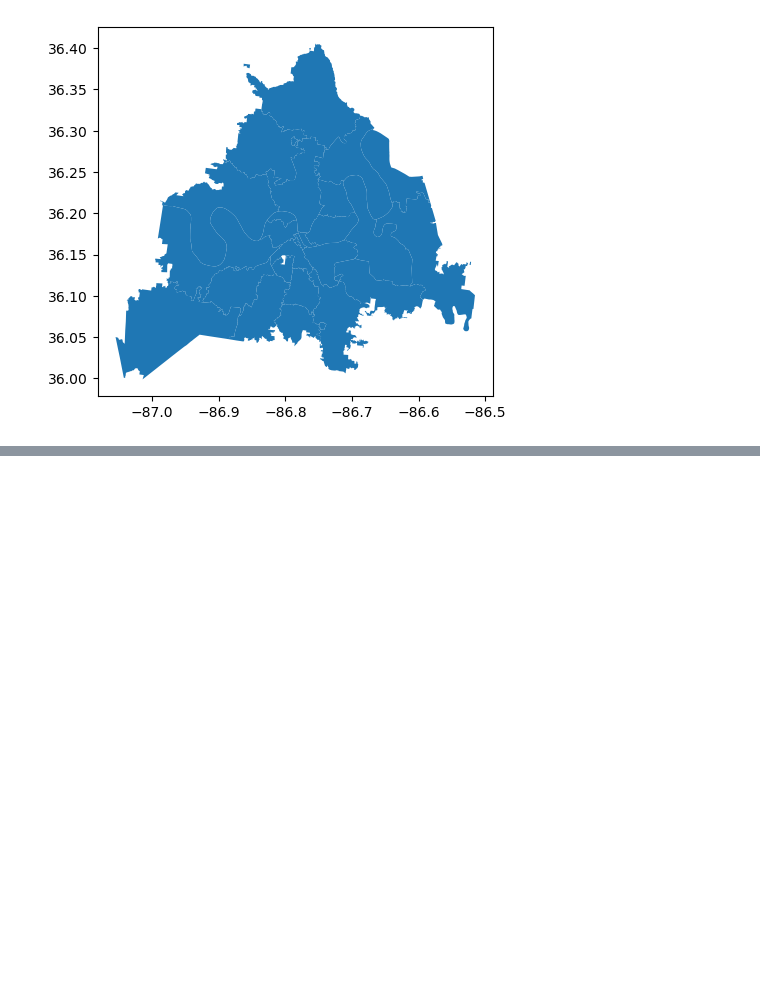
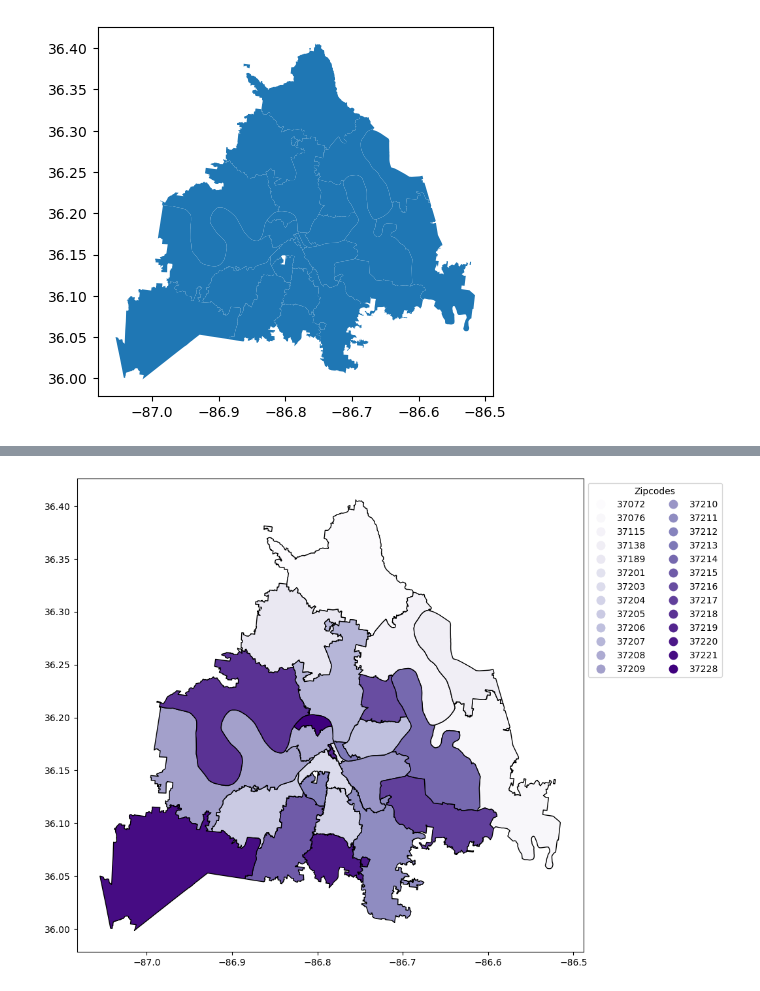
Before and after one commit to Luna-Agora/caps, a Jupyter notebook: notebooks/davidson_geo_folium.ipynb, the cells around one changed output, grey strips where cells are left out. Cells and saved outputs as stored; diff of their text form; code cells hidden in the pictures; blank space fills up the shorter version.

```diff
--- a/notebooks/davidson_geo_folium.ipynb
+++ b/notebooks/davidson_geo_folium.ipynb
@@ -124,0 +132,11 @@ project
+# %%
+leg_kwds = {'title': 'Zipcodes', 'loc': 'upper left',
+            'bbox_to_anchor': (1, 1), 'ncol': 2}
+
+project.plot(column = 'zip', figsize=(10, 10),
+              edgecolor = 'black',
+              legend = True, legend_kwds = leg_kwds,
+              cmap = 'Purples')
+plt.show();
+# %% [output]
+[figure, added]
```
Also changed, not shown: parts of 2 cells of this notebook, 5 other files.
